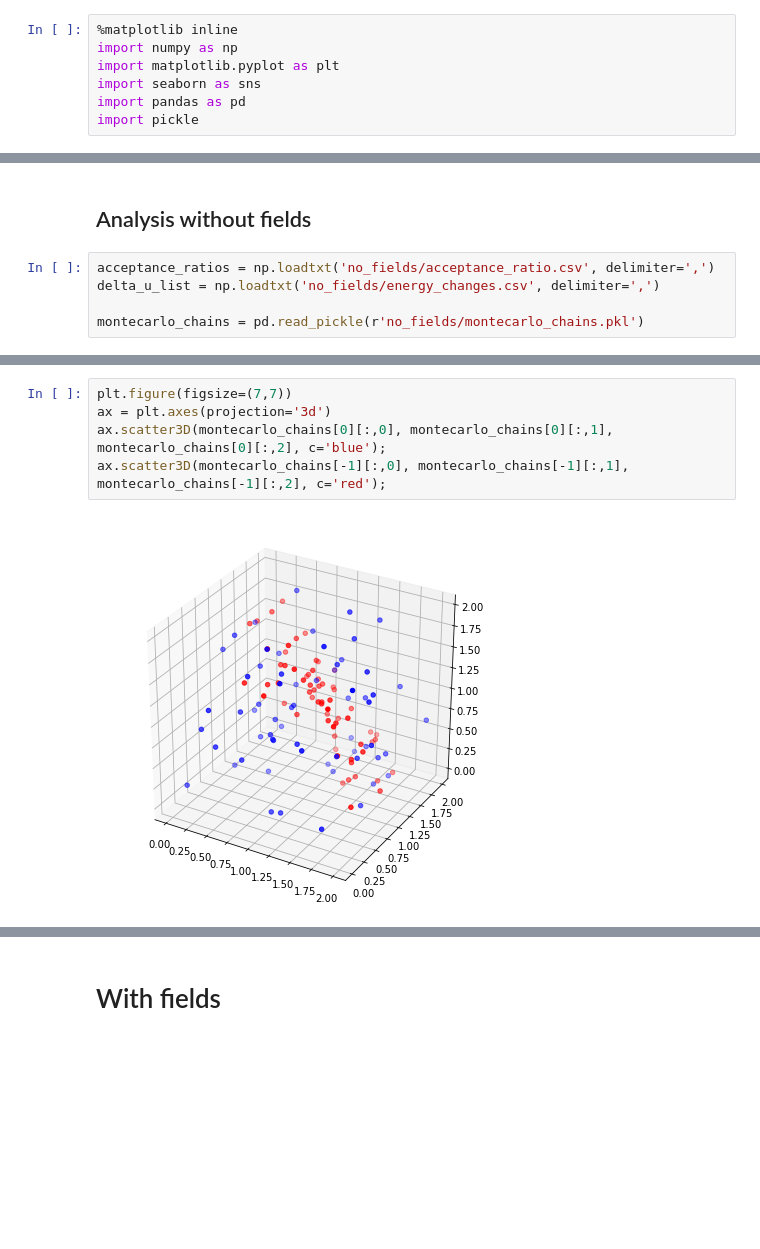
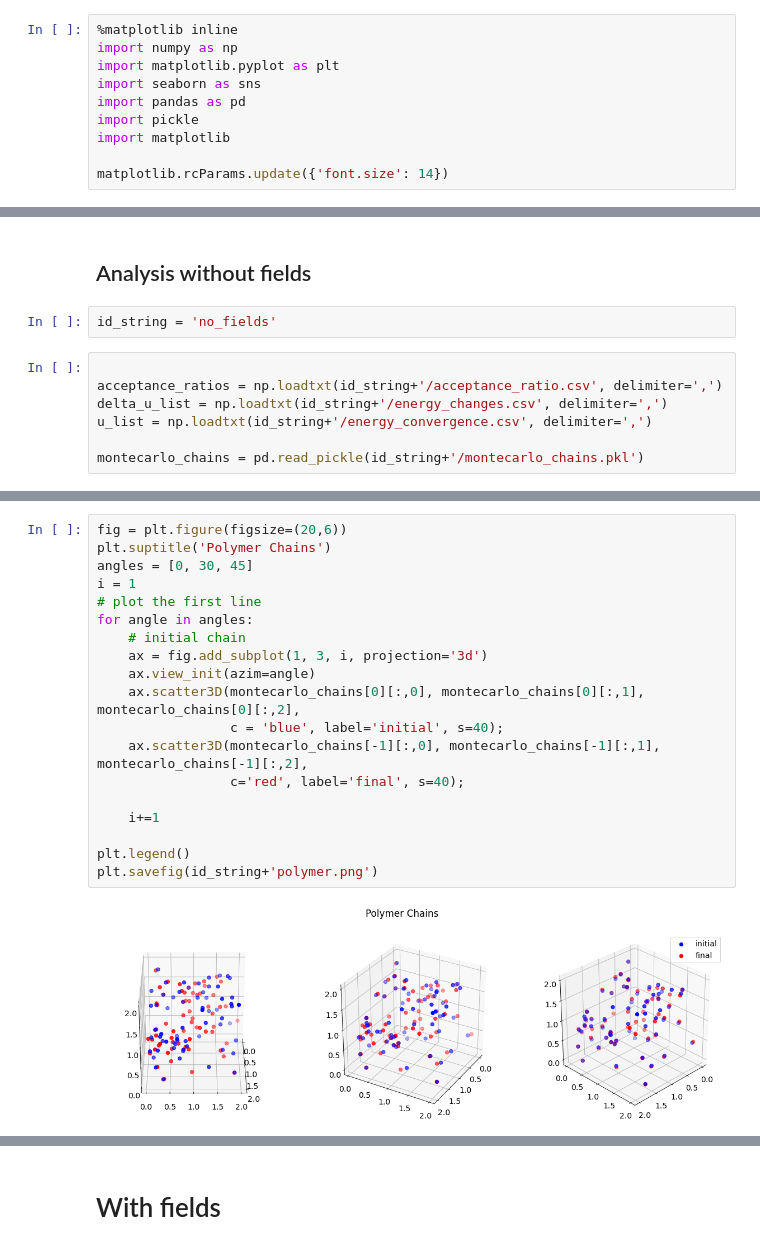
Before and after one commit to Ssalazar12/Physics, a Jupyter notebook: Self-Consistent Field Theory/montecarlo_analysis.ipynb, the cells around one changed output, grey strips where cells are left out. Saved outputs shown, nothing was run; the diff lists cells and outputs as text; blank space fills up the shorter version.

```diff
--- a/Self-Consistent Field Theory/montecarlo_analysis.ipynb
+++ b/Self-Consistent Field Theory/montecarlo_analysis.ipynb
@@ -5,3 +5,6 @@ import matplotlib.pyplot as plt
 import seaborn as sns
 import pandas as pd
 import pickle
+import matplotlib
+
+matplotlib.rcParams.update({'font.size': 14})
@@ -8,7 +64,11 @@ import pickle
 # %% [markdown]
 ## Analysis without fields
+# %%
+id_string = 'no_fields'
 # %%
-acceptance_ratios = np.loadtxt('no_fields/acceptance_ratio.csv', delimiter=',')
-delta_u_list = np.loadtxt('no_fields/energy_changes.csv', delimiter=',')
 
-montecarlo_chains = pd.read_pickle(r'no_fields/montecarlo_chains.pkl')
+acceptance_ratios = np.loadtxt(id_string+'/acceptance_ratio.csv', delimiter=',')
+delta_u_list = np.loadtxt(id_string+'/energy_changes.csv', delimiter=',')
+u_list = np.loadtxt(id_string+'/energy_convergence.csv', delimiter=',')
+
+montecarlo_chains = pd.read_pickle(id_string+'/montecarlo_chains.pkl')
@@ -25,7 +113,21 @@ sns.boxplot(y=acceptance_ratios)
 # %%
-plt.figure(figsize=(7,7))
-ax = plt.axes(projection='3d')
-ax.scatter3D(montecarlo_chains[0][:,0], montecarlo_chains[0][:,1], montecarlo_chains[0][:,2], c='blue');
-ax.scatter3D(montecarlo_chains[-1][:,0], montecarlo_chains[-1][:,1], montecarlo_chains[-1][:,2], c='red');
+fig = plt.figure(figsize=(20,6))
+plt.suptitle('Polymer Chains')
+angles = [0, 30, 45]
+i = 1
+# plot the first line
+for angle in angles:
+    # initial chain
+    ax = fig.add_subplot(1, 3, i, projection='3d')
+    ax.view_init(azim=angle)
+    ax.scatter3D(montecarlo_chains[0][:,0], montecarlo_chains[0][:,1], montecarlo_chains[0][:,2],
+                 c = 'blue', label='initial', s=40);
+    ax.scatter3D(montecarlo_chains[-1][:,0], montecarlo_chains[-1][:,1], montecarlo_chains[-1][:,2],
+                 c='red', label='final', s=40);
+
+    i+=1
+
+plt.legend()
+plt.savefig(id_string+'polymer.png')
 # %% [output]
-[figure, old version]
+[figure, new version]
```
Also changed, not shown: parts of 19 cells of this notebook, 16 other files.
